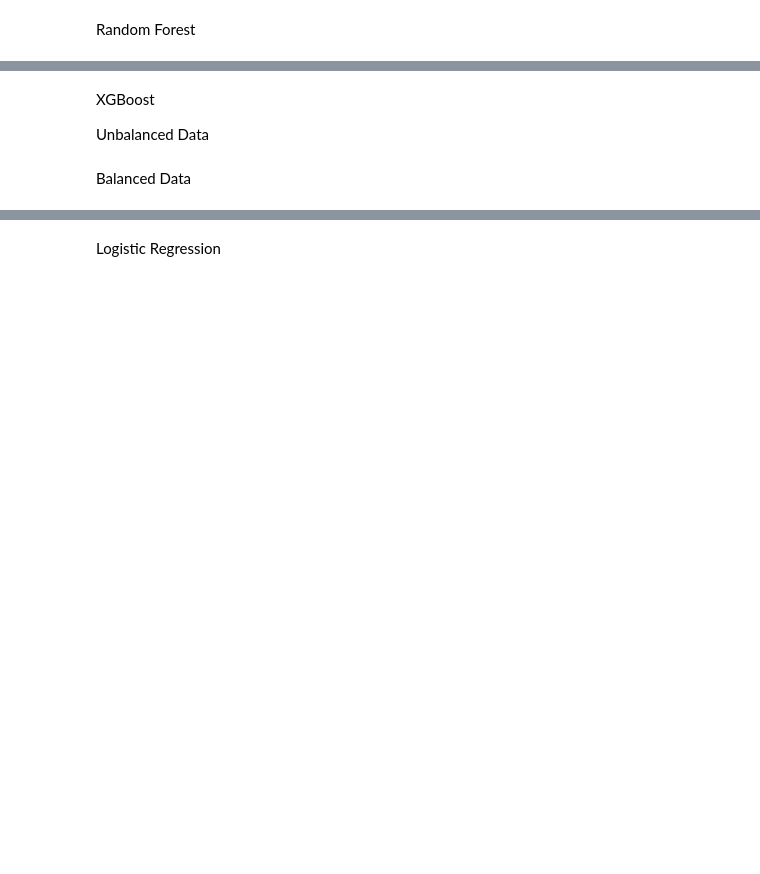
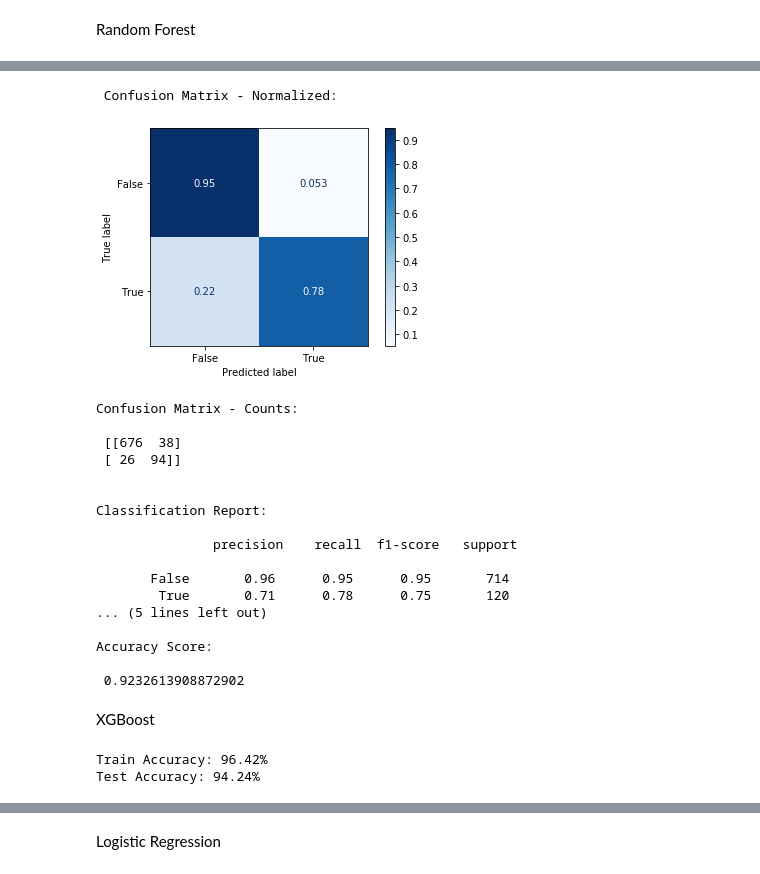
Before and after one commit to JessicaFB/Telecommunications-Churn-Prediction, a Jupyter notebook: churn_classifier.ipynb, the cells around one changed output, grey strips where cells are left out. Cells and saved outputs as stored; diff of their text form; code cells hidden in the pictures; blank space fills up the shorter version.

```diff
--- a/churn_classifier.ipynb
+++ b/churn_classifier.ipynb
@@ -486,6 +492,24 @@ accuracy_score(y_test, y_pred_rf)
 # %%
-print(classification_report(y_test, y_pred_rf))
+cms_and_report(y_test,y_pred_rf,rnd_clf)
+# %% [output]
+ Confusion Matrix - Normalized:
+[figure, added]
+Confusion Matrix - Counts:
+
+ [[676  38]
+ [ 26  94]]
+
+
+Classification Report:
+
+               precision    recall  f1-score   support
+
+       False       0.96      0.95      0.95       714
+        True       0.71      0.78      0.75       120
+... (5 lines left out)
+
+Accuracy Score:
+
+ 0.9232613908872902
 # %% [markdown]
 XGBoost
-
-Unbalanced Data
@@ -503,2 +515,0 @@ print("Validation accuracy: {:.4}%".format(validation_accuracy * 100))
-# %% [markdown]
-Balanced Data
@@ -518,0 +516,27 @@ print("Validation accuracy: {:.4}%".format(validation_accuracy * 100))
+# %%
+# Import relevant package
+import xgboost as xgb
+
+# Instatiate classifier
+xgb_clf = xgb.XGBClassifier(random_state=seed)
+
+# Fit model
+xgb_clf.fit = xgb_clf.fit(X_train_resampled, y_train_resampled)
+
+# Predict on train & test sets
+train_preds = xgb_clf.predict(X_train_resampled)
+test_preds = xgb_clf.predict(X_test)
+
+# Calculate accuracy scores
+train_accuracy = accuracy_score(y_train_resampled,train_preds)
+test_accuracy = accuracy_score(y_test,test_preds)
+
+# Print accuracy scores
+print("Train Accuracy: {:.4}%".format(train_accuracy * 100))
+print("Test Accuracy: {:.4}%".format(test_accuracy * 100))
+
+# Check false positive and true positive rates
+fpr, tpr, thresholds = roc_curve(y_test,test_preds)
+# %% [output]
+Train Accuracy: 96.42%
+Test Accuracy: 94.24%
```
Also changed, not shown: parts of 17 cells of this notebook.
